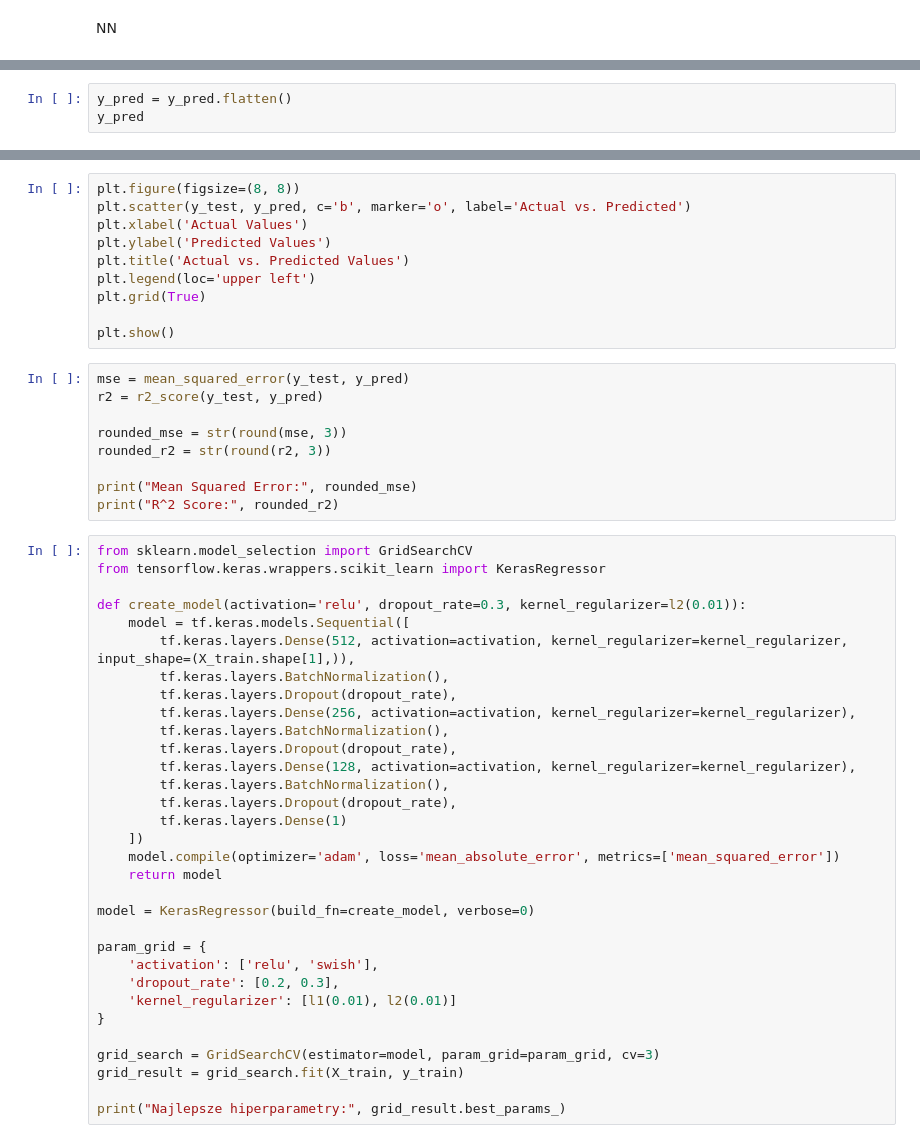
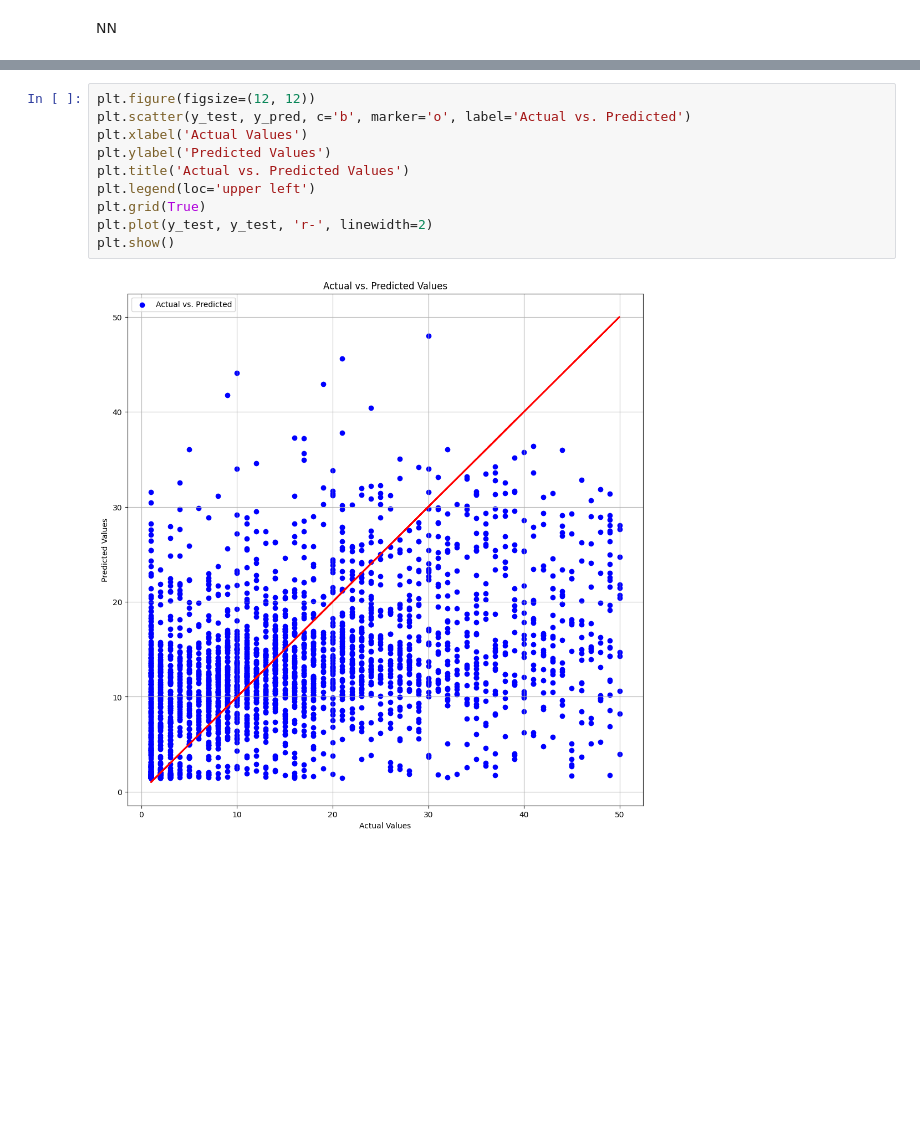
Before and after one commit to suzejka/shelter, a Jupyter notebook: magisterka.ipynb, the cells around one changed output, grey strips where cells are left out. Saved outputs shown, nothing was run; the diff lists cells and outputs as text; blank space fills up the shorter version.

```diff
--- a/magisterka.ipynb
+++ b/magisterka.ipynb
@@ -961,6 +1108,3 @@ y_pred
-# %%
-y_pred = y_pred.flatten()
-y_pred
 # %%
 df_pred = pd.DataFrame({'Actual': y_test, 'Predicted': y_pred.flatten()})
 print(df_pred.to_string(index=False))
@@ -967,52 +1129,13 @@ print(df_pred.to_string(index=False))
 # %%
-plt.figure(figsize=(8, 8))
+plt.figure(figsize=(12, 12))
 plt.scatter(y_test, y_pred, c='b', marker='o', label='Actual vs. Predicted')
 plt.xlabel('Actual Values')
 plt.ylabel('Predicted Values')
 plt.title('Actual vs. Predicted Values')
 plt.legend(loc='upper left')
 plt.grid(True)
-
+plt.plot(y_test, y_test, 'r-', linewidth=2)
 plt.show()
+# %% [output]
+[figure, added]
-# %%
-mse = mean_squared_error(y_test, y_pred)
-r2 = r2_score(y_test, y_pred)
-
-rounded_mse = str(round(mse, 3))
-rounded_r2 = str(round(r2, 3))
-
-print("Mean Squared Error:", rounded_mse)
-print("R^2 Score:", rounded_r2)
-# %%
-from sklearn.model_selection import GridSearchCV
-from tensorflow.keras.wrappers.scikit_learn import KerasRegressor
-
-def create_model(activation='relu', dropout_rate=0.3, kernel_regularizer=l2(0.01)):
-    model = tf.keras.models.Sequential([
-        tf.keras.layers.Dense(512, activation=activation, kernel_regularizer=kernel_regularizer, input_shape=(X_train.shape[1],)),
-        tf.keras.layers.BatchNormalization(),
-        tf.keras.layers.Dropout(dropout_rate),
-        tf.keras.layers.Dense(256, activation=activation, kernel_regularizer=kernel_regularizer),
-        tf.keras.layers.BatchNormalization(),
-        tf.keras.layers.Dropout(dropout_rate),
-        tf.keras.layers.Dense(128, activation=activation, kernel_regularizer=kernel_regularizer),
-        tf.keras.layers.BatchNormalization(),
-        tf.keras.layers.Dropout(dropout_rate),
-        tf.keras.layers.Dense(1)
-    ])
-    model.compile(optimizer='adam', loss='mean_absolute_error', metrics=['mean_squared_error'])
-    return model
-
-model = KerasRegressor(build_fn=create_model, verbose=0)
-
-param_grid = {
-    'activation': ['relu', 'swish'],
-    'dropout_rate': [0.2, 0.3],
-    'kernel_regularizer': [l1(0.01), l2(0.01)]
-}
-
-grid_search = GridSearchCV(estimator=model, param_grid=param_grid, cv=3)
-grid_result = grid_search.fit(X_train, y_train)
-
-print("Najlepsze hiperparametry:", grid_result.best_params_)
 # %%
```
Also changed, not shown: parts of 11 cells of this notebook, 1 other file.
